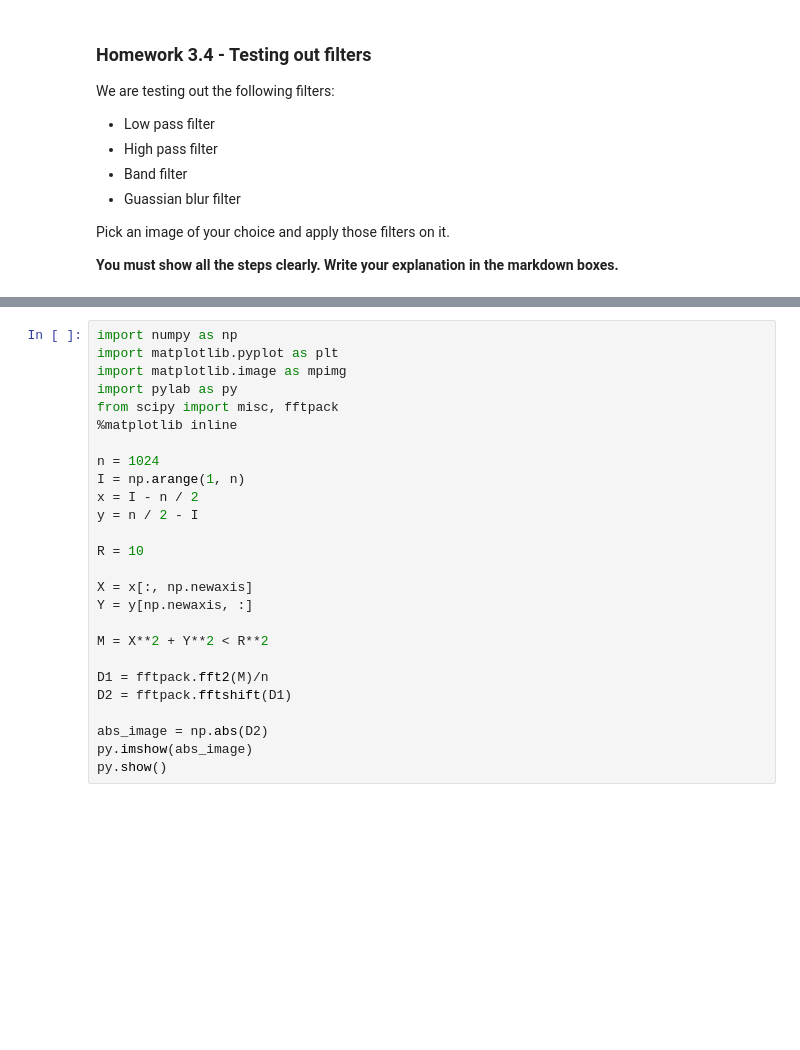
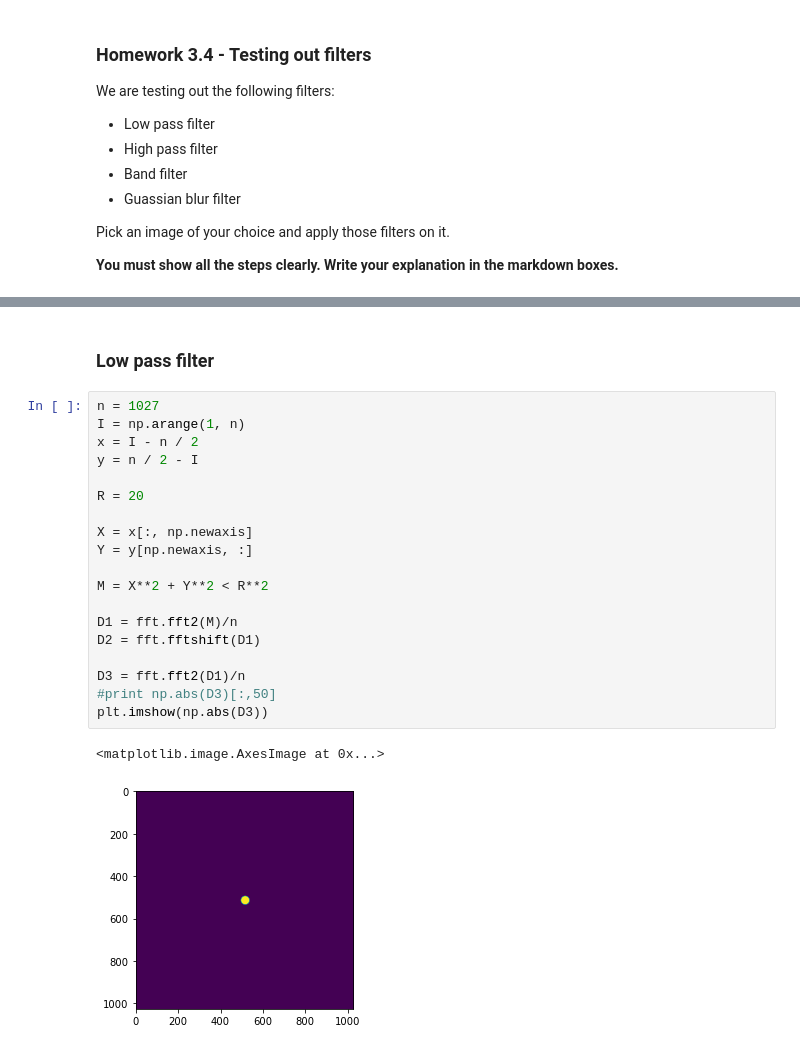
Before and after one commit to nannn16/ssm, a Jupyter notebook: Homework/Homework 3.4.ipynb, the cells around one changed output, grey strips where cells are left out. Drawn from its saved outputs; the diff is of its cells as text; blank space fills up the shorter version.

```diff
--- a/Homework/Homework 3.4.ipynb
+++ b/Homework/Homework 3.4.ipynb
@@ -14,26 +55,24 @@ Pick an image of your choice and apply those filters on it.
+# %% [markdown]
+### Low pass filter
 # %%
-import numpy as np
-import matplotlib.pyplot as plt
-import matplotlib.image as mpimg
-import pylab as py
-from scipy import misc, fftpack
-%matplotlib inline
-
-n = 1024
+n = 1027
 I = np.arange(1, n)
 x = I - n / 2
 y = n / 2 - I
 
-R = 10
+R = 20
 
 X = x[:, np.newaxis]
 Y = y[np.newaxis, :]
 
 M = X**2 + Y**2 < R**2
 
-D1 = fftpack.fft2(M)/n
-D2 = fftpack.fftshift(D1)
+D1 = fft.fft2(M)/n
+D2 = fft.fftshift(D1)
 
-abs_image = np.abs(D2)
-py.imshow(abs_image)
-py.show()
+D3 = fft.fft2(D1)/n
+#print np.abs(D3)[:,50]
+plt.imshow(np.abs(D3))
+# %% [output]
+<matplotlib.image.AxesImage at 0x...>
+[figure, added]
```
Also changed, not shown: parts of 21 cells of this notebook, 7 other files.
